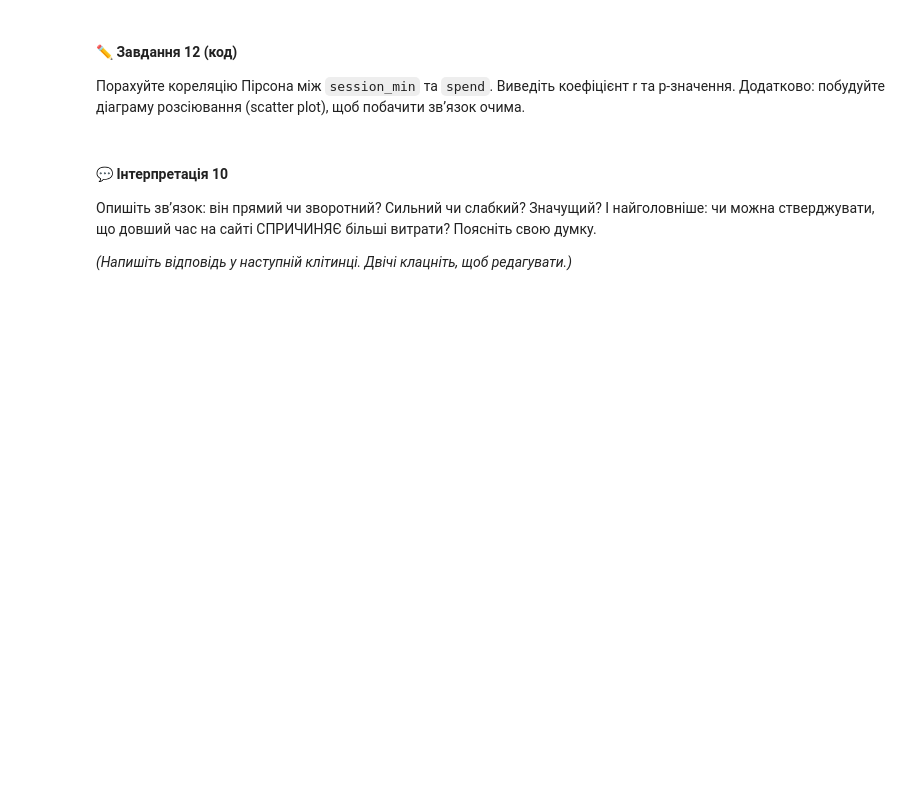
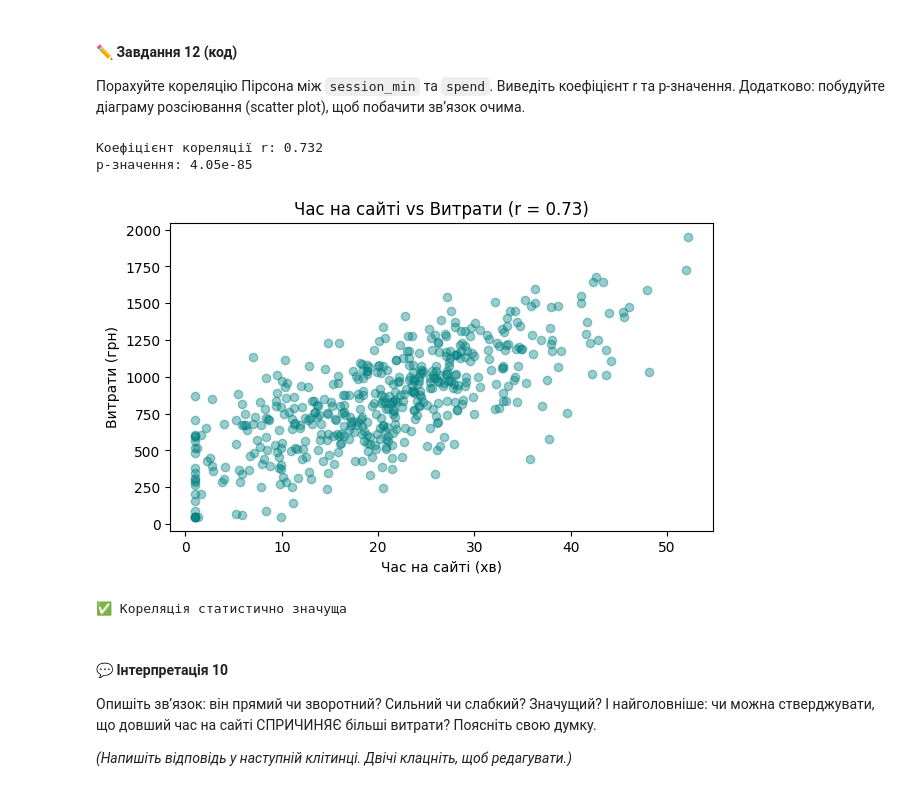
Before and after one commit to DymaStar/DTA_2026, a Jupyter notebook: HW/DS_HW160626"practice_stat_tests_ipynb".ipynb, the cells around one changed output. Drawn from its saved outputs; the diff is of its cells as text; code cells hidden in the pictures; blank space fills up the shorter version.

```diff
--- a/HW/DS_HW160626"practice_stat_tests_ipynb".ipynb
+++ b/HW/DS_HW160626"practice_stat_tests_ipynb".ipynb
@@ -37,8 +42,8 @@ import numpy as np
 from scipy import stats
 import matplotlib.pyplot as plt
 
-df = pd.read_csv("shop_customers.csv")
-ab = pd.read_csv("ab_test.csv")
+df = pd.read_csv("/content/drive/MyDrive/DataBase/data/shop_customers.csv")
+ab = pd.read_csv("/content/drive/MyDrive/DataBase/data/ab_test.csv")
 
 print("Клієнти:", df.shape)
 print("A/B тест:", ab.shape)
@@ -373,3 +653,45 @@ A/B тест: (8000, 3)
+# %%
+# Завдання 12:
+# ===========================================
+# Завдання 12
+# Кореляція Пірсона між session_min та spend
+# ===========================================
+
+# Крок 1. Обчислюємо коефіцієнт кореляції Пірсона
+# r - сила та напрямок зв'язку
+# p_value - перевірка статистичної значущості
+r, p_value = stats.pearsonr(df["session_min"], df["spend"])
+
+print(f"Коефіцієнт кореляції r: {r:.3f}")
+print(f"p-значення: {p_value:.2e}")
+
+# Крок 2. Будуємо діаграму розсіювання
+# щоб візуально оцінити зв'язок між змінними
+plt.figure(figsize=(7, 4))
+
+plt.scatter(
+    df["session_min"],
+    df["spend"],
+    alpha=0.4,
+    color="teal"
+)
+
+plt.xlabel("Час на сайті (хв)")
+plt.ylabel("Витрати (грн)")
+plt.title(f"Час на сайті vs Витрати (r = {r:.2f})")
+
+plt.show()
+
+# Крок 3. Робимо статистичний висновок
+if p_value < 0.05:
+    print("✅ Кореляція статистично значуща")
+else:
+    print("❌ Статистично значущої кореляції НЕ виявлено")
+# %% [output]
+Коефіцієнт кореляції r: 0.732
+p-значення: 4.05e-85
+[figure, added]
+✅ Кореляція статистично значуща
 # %% [markdown]
 #### 💬 Інтерпретація 10
 
```
Also changed, not shown: parts of 16 cells of this notebook.
